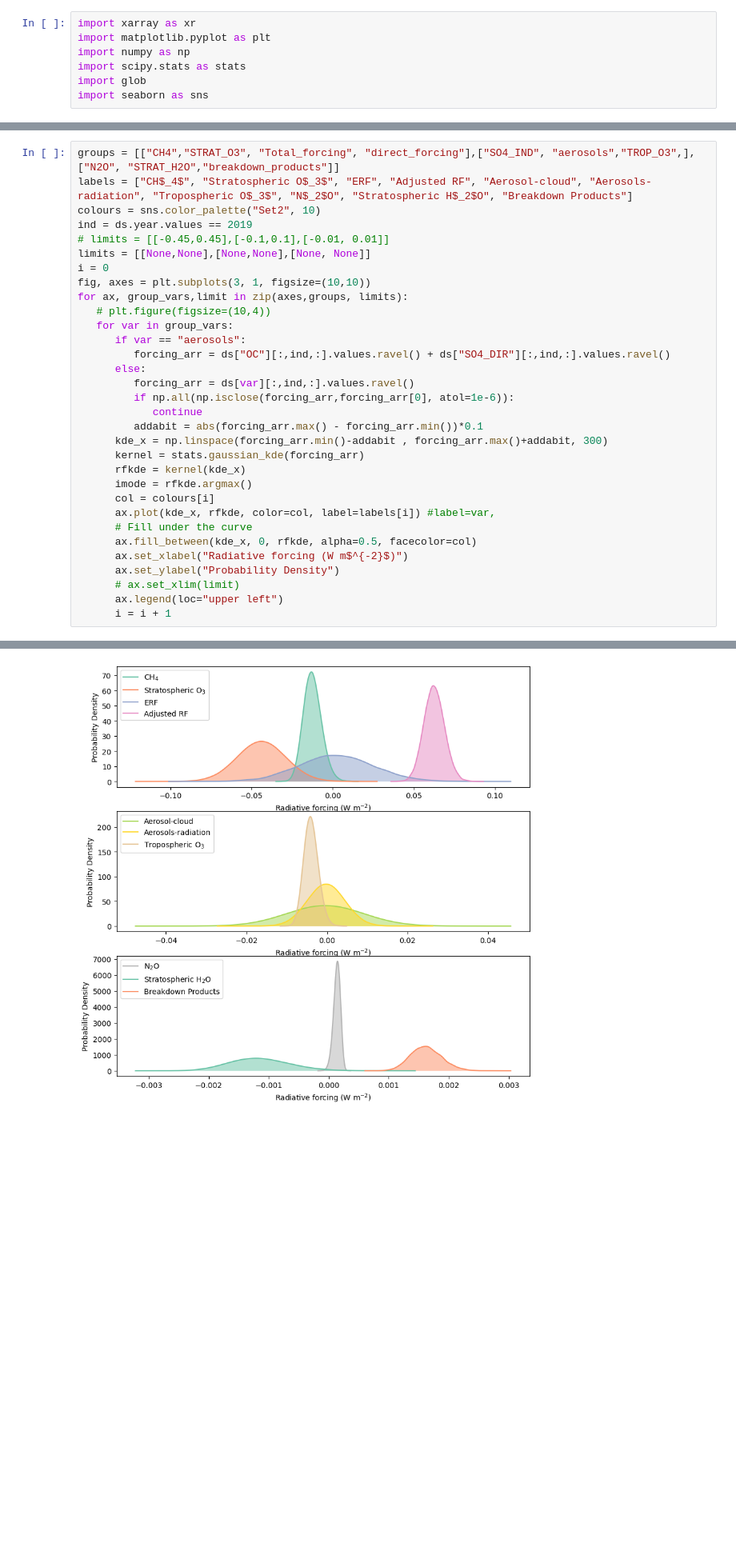
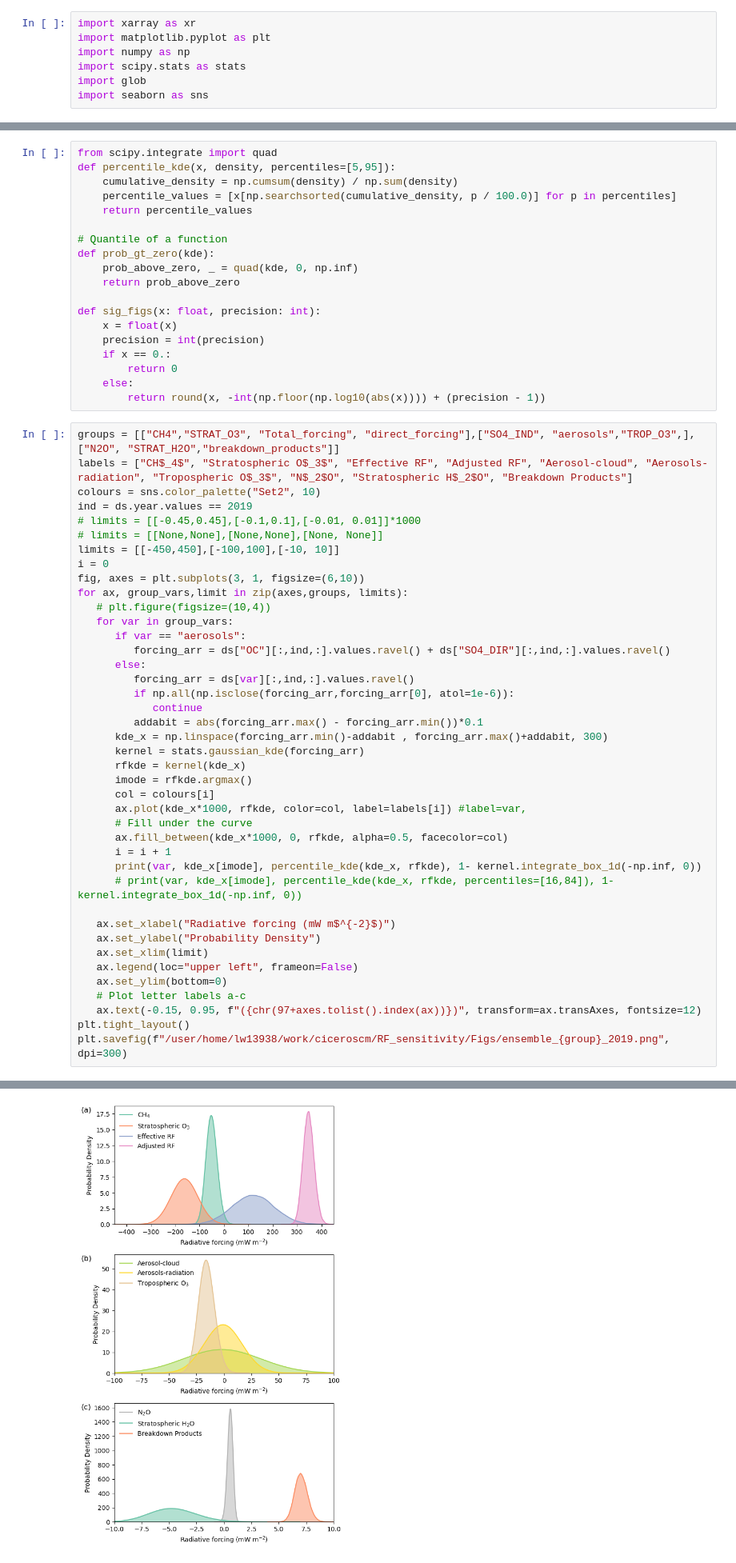
Before and after one commit to lukewestern/ciceroscm-ods, a Jupyter notebook: RF_sensitivity/plot_ensemble.ipynb, the cells around one changed output, grey strips where cells are left out. Shown at 80% size. Drawn from its saved outputs; the diff is of its cells as text; blank space fills up the shorter version.

```diff
--- a/RF_sensitivity/plot_ensemble.ipynb
+++ b/RF_sensitivity/plot_ensemble.ipynb
@@ -12,15 +12,35 @@ ds_list = []
 for fn in fns:
     ds_list = ds_list + [xr.open_dataset(fn)]
 ds = xr.concat(ds_list, dim="ensemble")
+# %%
+from scipy.integrate import quad
+def percentile_kde(x, density, percentiles=[5,95]):
+    cumulative_density = np.cumsum(density) / np.sum(density)
+    percentile_values = [x[np.searchsorted(cumulative_density, p / 100.0)] for p in percentiles]
+    return percentile_values
+
+# Quantile of a function
+def prob_gt_zero(kde):
+    prob_above_zero, _ = quad(kde, 0, np.inf)
+    return prob_above_zero
+
+def sig_figs(x: float, precision: int):
+    x = float(x)
+    precision = int(precision)
+    if x == 0.:
+        return 0
+    else:
+        return round(x, -int(np.floor(np.log10(abs(x)))) + (precision - 1))
 # %%
 groups = [["CH4","STRAT_O3", "Total_forcing", "direct_forcing"],["SO4_IND", "aerosols","TROP_O3",], ["N2O", "STRAT_H2O","breakdown_products"]]
-labels = ["CH$_4$", "Stratospheric O$_3$", "ERF", "Adjusted RF", "Aerosol-cloud", "Aerosols-radiation", "Tropospheric O$_3$", "N$_2$O", "Stratospheric H$_2$O", "Breakdown Products"]
+labels = ["CH$_4$", "Stratospheric O$_3$", "Effective RF", "Adjusted RF", "Aerosol-cloud", "Aerosols-radiation", "Tropospheric O$_3$", "N$_2$O", "Stratospheric H$_2$O", "Breakdown Products"]
 colours = sns.color_palette("Set2", 10)
 ind = ds.year.values == 2019
-# limits = [[-0.45,0.45],[-0.1,0.1],[-0.01, 0.01]]
-limits = [[None,None],[None,None],[None, None]]
+# limits = [[-0.45,0.45],[-0.1,0.1],[-0.01, 0.01]]*1000
+# limits = [[None,None],[None,None],[None, None]]
+limits = [[-450,450],[-100,100],[-10, 10]]
 i = 0
-fig, axes = plt.subplots(3, 1, figsize=(10,10))
+fig, axes = plt.subplots(3, 1, figsize=(6,10))
 for ax, group_vars,limit in zip(axes,groups, limits):
    # plt.figure(figsize=(10,4))
    for var in group_vars:
@@ -36,12 +56,20 @@ for ax, group_vars,limit in zip(axes,groups, limits):
       rfkde = kernel(kde_x)
       imode = rfkde.argmax()
       col = colours[i]
-      ax.plot(kde_x, rfkde, color=col, label=labels[i]) #label=var,
+      ax.plot(kde_x*1000, rfkde, color=col, label=labels[i]) #label=var,
       # Fill under the curve
-      ax.fill_between(kde_x, 0, rfkde, alpha=0.5, facecolor=col)
-      ax.set_xlabel("Radiative forcing (W m$^{-2}$)")
-      ax.set_ylabel("Probability Density")
-      # ax.set_xlim(limit)
-      ax.legend(loc="upper left")
+      ax.fill_between(kde_x*1000, 0, rfkde, alpha=0.5, facecolor=col)
       i = i + 1
+      print(var, kde_x[imode], percentile_kde(kde_x, rfkde), 1- kernel.integrate_box_1d(-np.inf, 0))
+      # print(var, kde_x[imode], percentile_kde(kde_x, rfkde, percentiles=[16,84]), 1- kernel.integrate_box_1d(-np.inf, 0))
+
+   ax.set_xlabel("Radiative forcing (mW m$^{-2}$)")
+   ax.set_ylabel("Probability Density")
+   ax.set_xlim(limit)
+   ax.legend(loc="upper left", frameon=False)
+   ax.set_ylim(bottom=0)
+   # Plot letter labels a-c
+   ax.text(-0.15, 0.95, f"({chr(97+axes.tolist().index(ax))})", transform=ax.transAxes, fontsize=12)
+plt.tight_layout()
+plt.savefig(f"/user/home/lw13938/work/ciceroscm/RF_sensitivity/Figs/ensemble_{group}_2019.png", dpi=300)
 # %% [output]
@@ -48 +86 @@ for ax, group_vars,limit in zip(axes,groups, limits):
-[figure, old version]
+[figure, new version]
```
Also changed, not shown: parts of 8 cells of this notebook, 6 other files.
